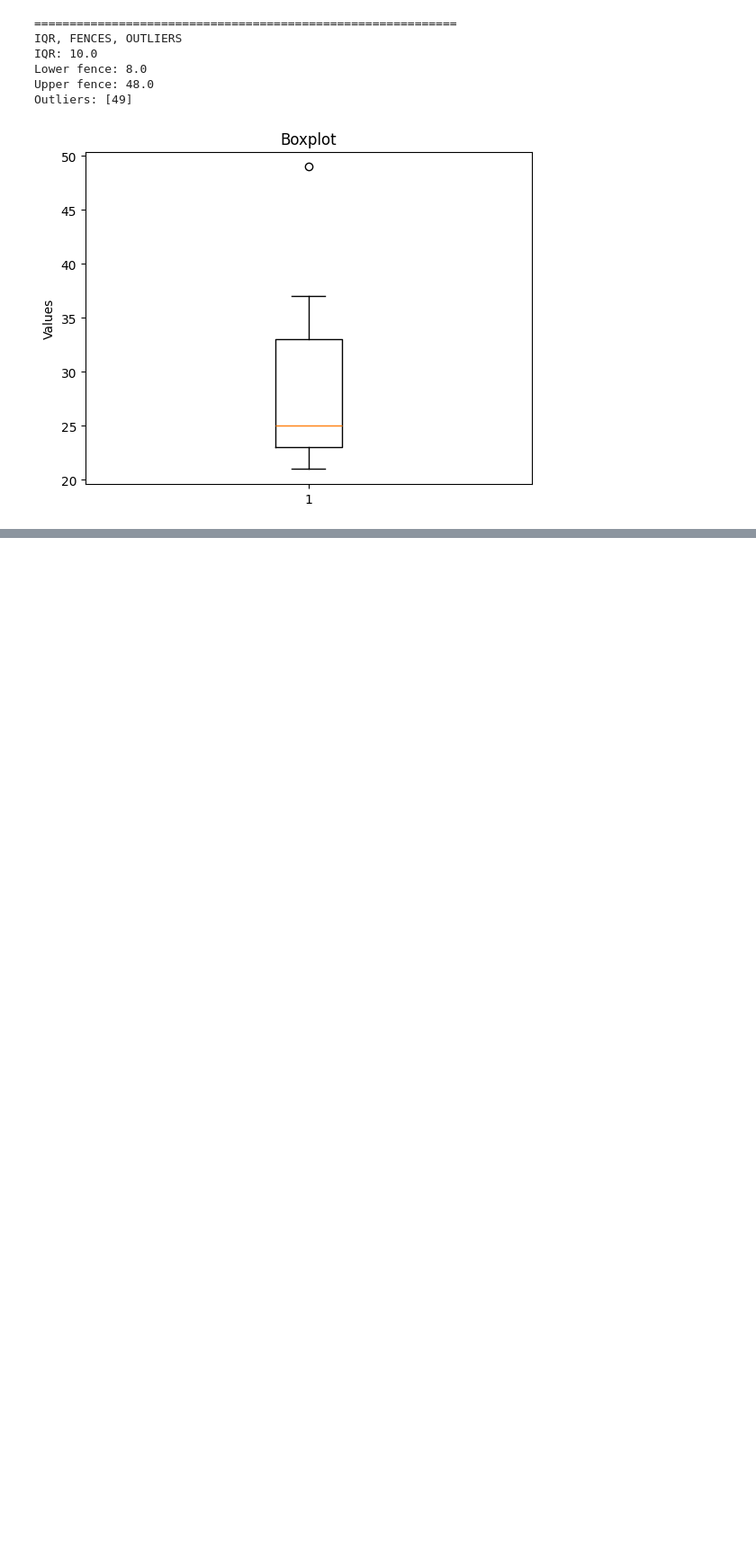
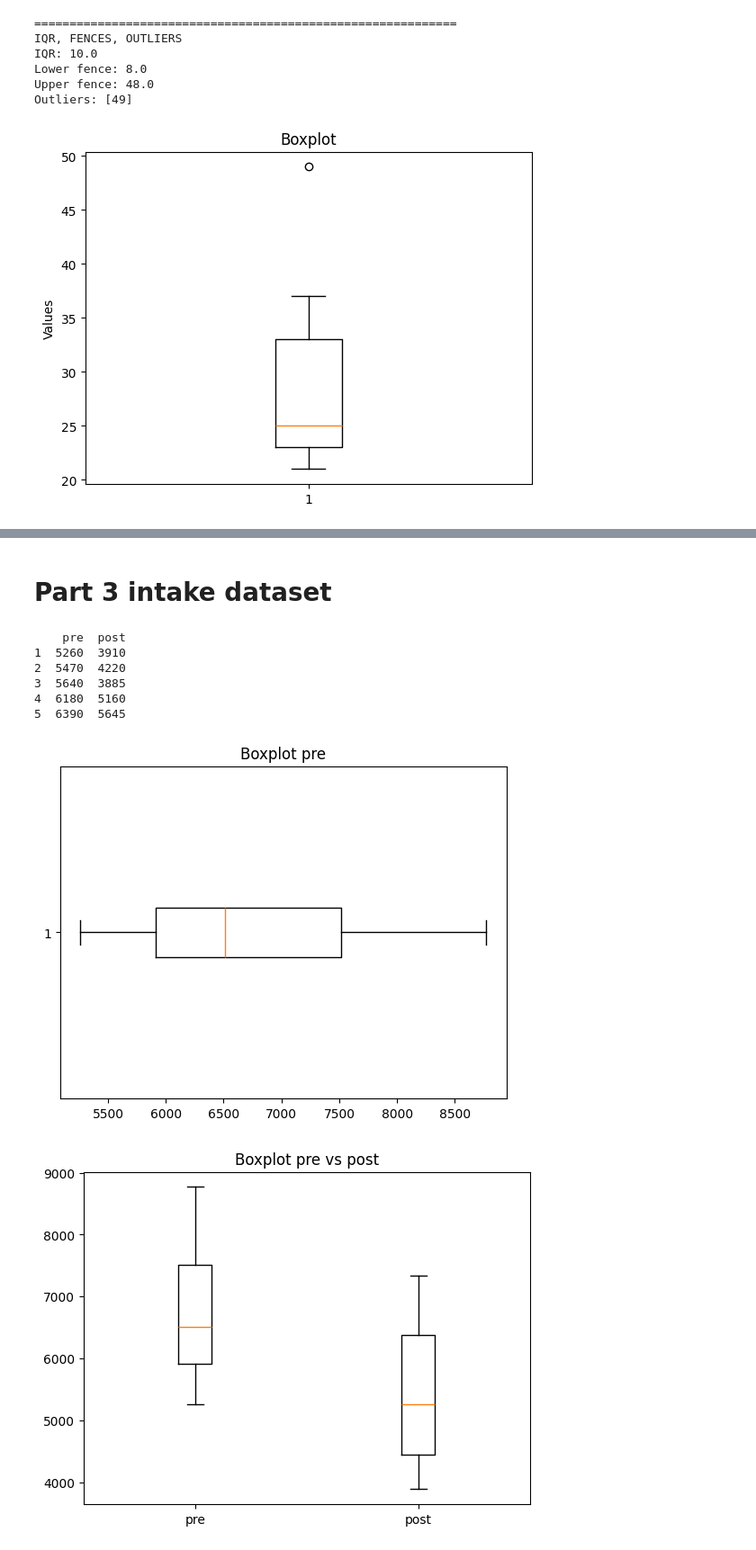
Before and after one commit to hogeschool/CMIBOD021T-2526, a Jupyter notebook: notebooks/week2_boxplot.ipynb, the cells around one changed output, grey strips where cells are left out. Shown at 90% size. Saved outputs shown, nothing was run; the diff lists cells and outputs as text; code cells hidden in the pictures; blank space fills up the shorter version.

```diff
--- a/notebooks/week2_boxplot.ipynb
+++ b/notebooks/week2_boxplot.ipynb
@@ -94,0 +214,24 @@ plt.show()
+# %% [markdown]
+# Part 3 intake dataset
+# %%
+# --- Load intake dataset ---
+intake = pd.read_csv("https://raw.githubusercontent.com/hogeschool/CMIBOD021T-2526/refs/heads/main/data/iswr/intake.csv")
+print(intake.head())
+
+# --- Boxplots for intake ---
+plt.boxplot(intake["pre"], vert=False)
+plt.title("Boxplot pre")
+plt.show()
+
+plt.boxplot([intake["pre"], intake["post"]], tick_labels=["pre", "post"])
+plt.title("Boxplot pre vs post")
+plt.show()
+# %% [output]
+    pre  post
+1  5260  3910
+2  5470  4220
+3  5640  3885
+4  6180  5160
+5  6390  5645
+[figure, added]
+[figure, added]
```
Also changed, not shown: parts of 8 cells of this notebook, 3 other files.
